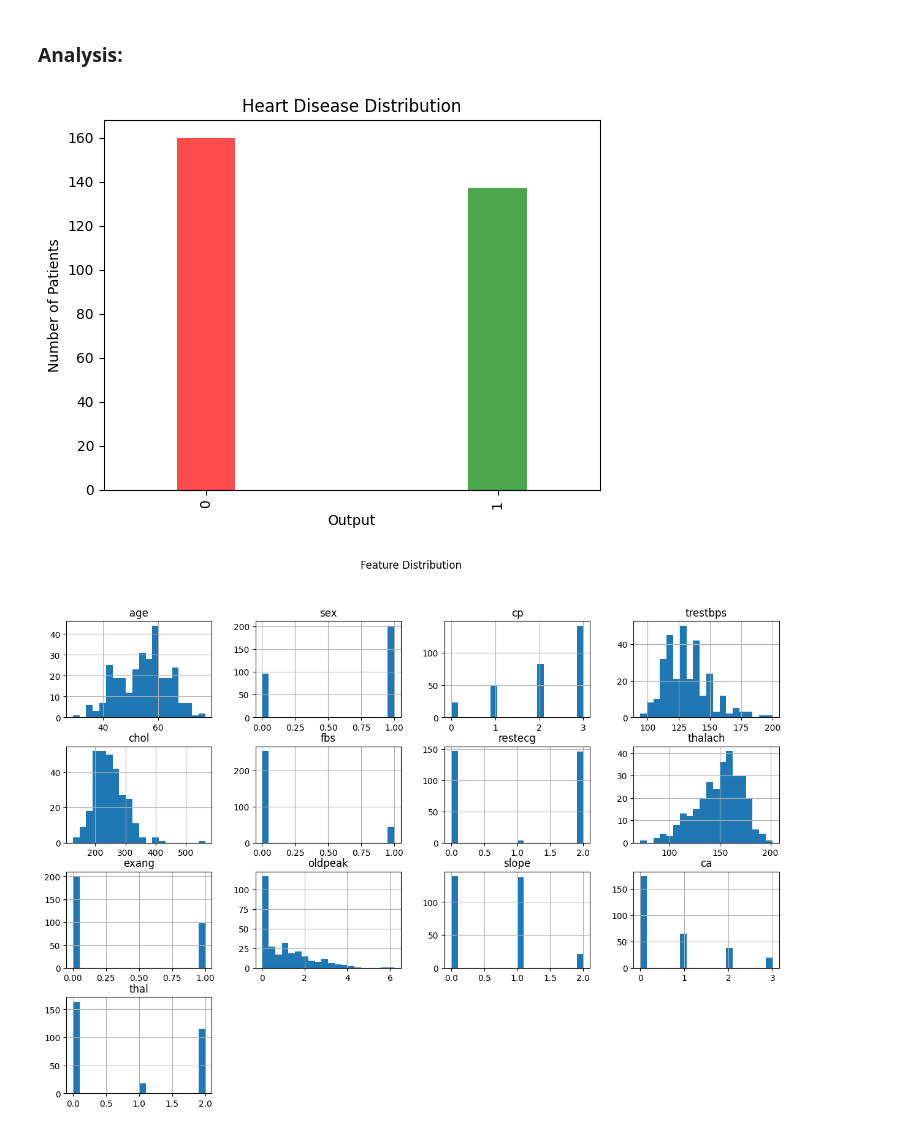
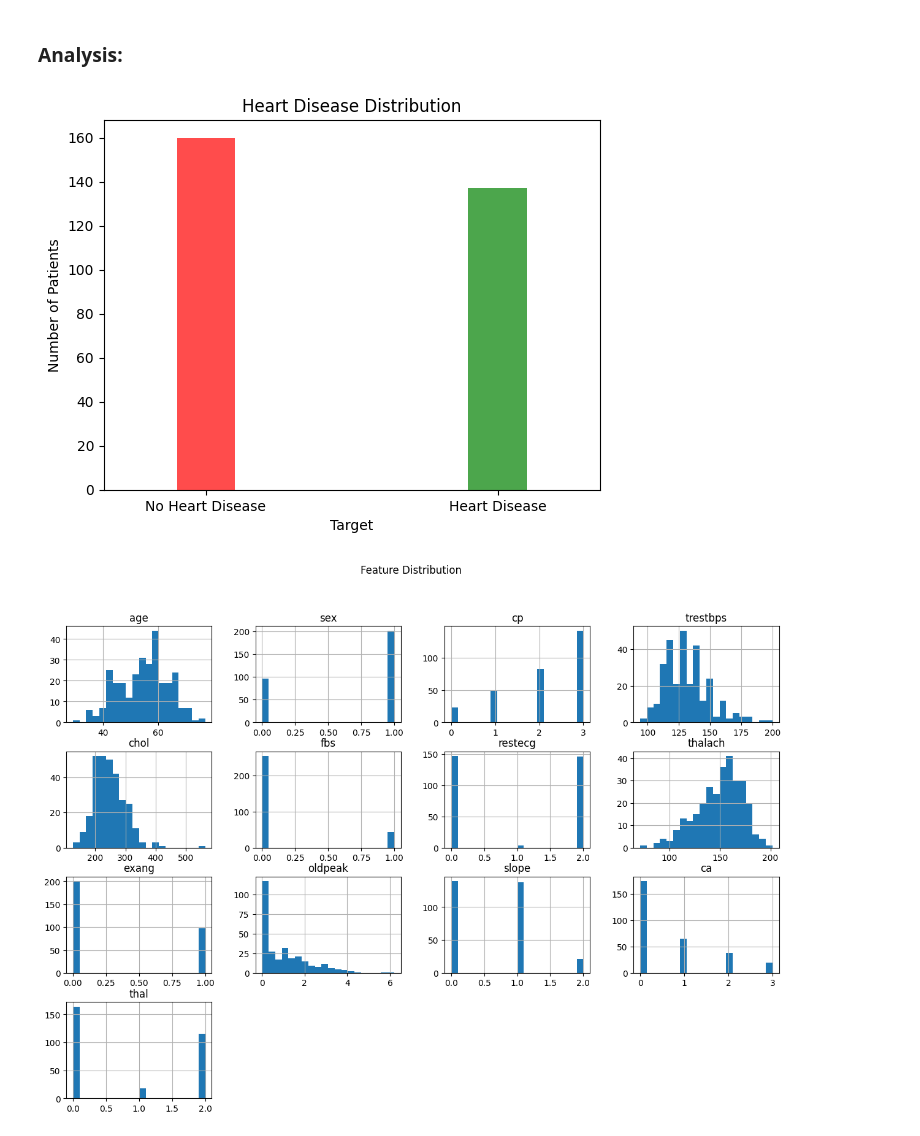
Before and after one commit to cristiano-nicolau/faa_t1, a Jupyter notebook: data_analyses.ipynb, the cells around one changed output. Cells and saved outputs as stored; diff of their text form; code cells hidden in the pictures.

```diff
--- a/data_analyses.ipynb
+++ b/data_analyses.ipynb
@@ -107,11 +107,12 @@ The dataset does not contain any missing values or null values. The dataset cont
 # %%
 df['target'].value_counts().plot(kind='bar', color=['red', 'green'], width=0.2, alpha=0.7)
 plt.title('Heart Disease Distribution')
-plt.xlabel('Output')
+plt.xlabel('Target')
 plt.ylabel('Number of Patients')
+plt.xticks([0, 1], ['No Heart Disease', 'Heart Disease'], rotation=0)
 plt.show()
 # %% [output]
-[figure, old version]
+[figure, new version]
 # %%
 dfx = df.drop(columns=["target"])
 dfx.hist(bins=20, figsize=(15, 10),)
```
